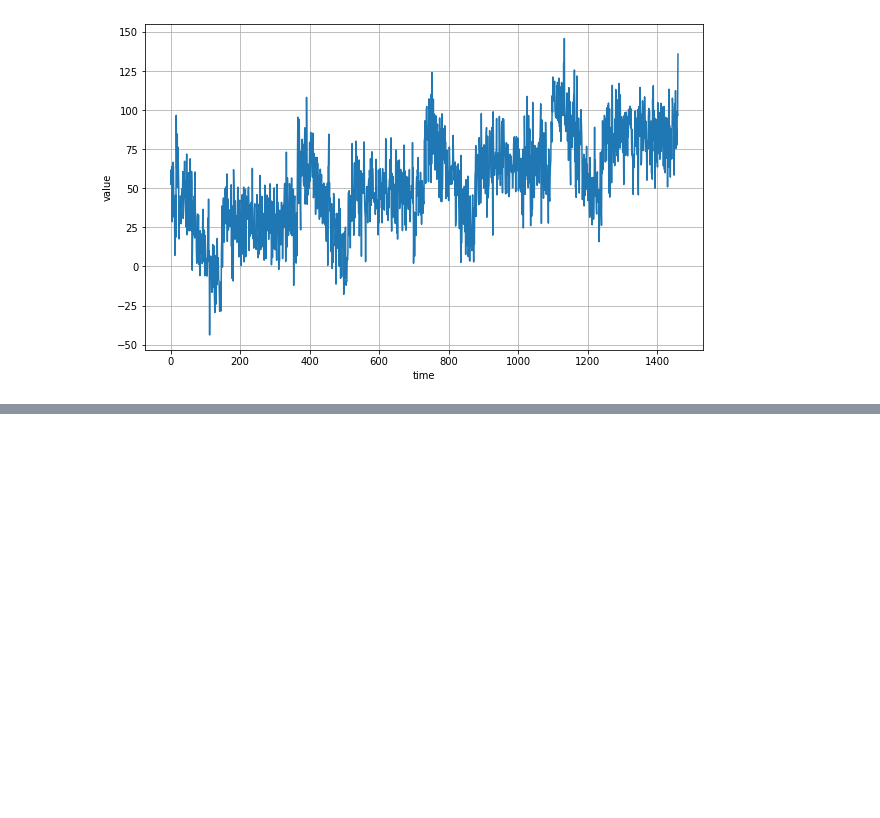
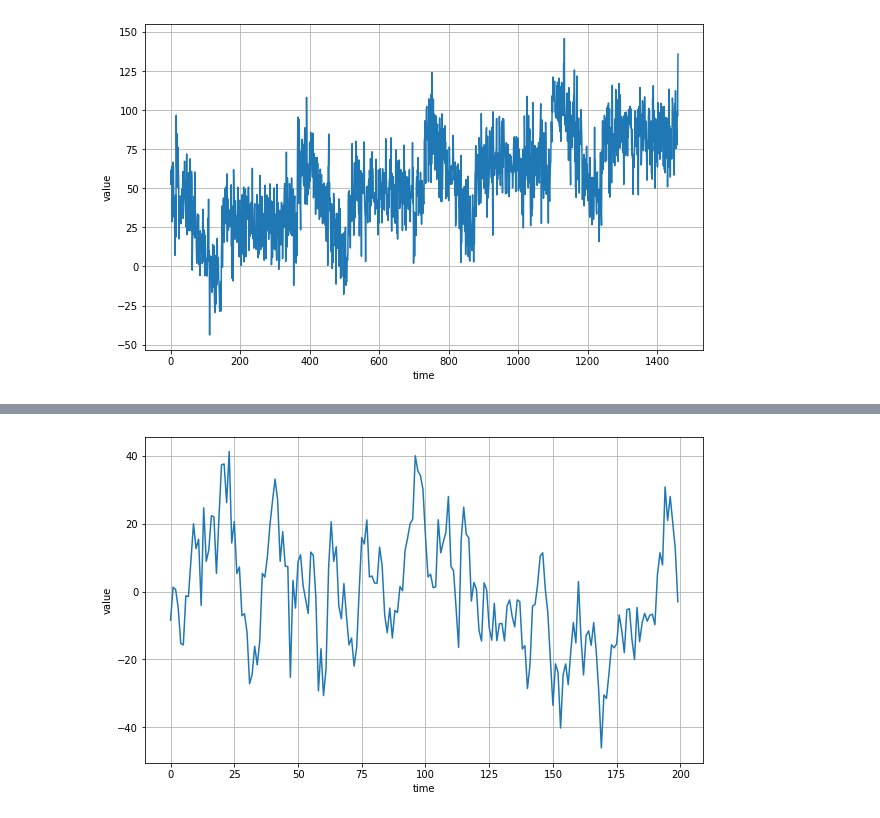
Before and after one commit to finesketch/deep_learning, a Jupyter notebook: 4. Sequences, Time Series and Prediction/Course4_Part1_Lesson1.ipynb, the cells around one changed output, grey strips where cells are left out. Saved outputs shown, nothing was run; the diff lists cells and outputs as text; code cells hidden in the pictures; blank space fills up the shorter version.

```diff
--- a/4. Sequences, Time Series and Prediction/Course4_Part1_Lesson1.ipynb
+++ b/4. Sequences, Time Series and Prediction/Course4_Part1_Lesson1.ipynb
@@ -54,0 +61,22 @@ plot_series(time, noisy_series)
+# %%
+def autocorrelation(time, amplitude):
+    rho1 = 0.5
+    rho2 = -0.1
+    ar = np.random.randn(len(time) + 50)
+    ar[:50] = 100
+    for step in range(50, len(time) + 50):
+        ar[step] += rho1 * ar[step - 50]
+        ar[step] += rho2 * ar[step - 33]
+    return ar[50:] * amplitude
+# %%
+def autocorrelation(time, amplitude):
+    rho = 0.8
+    ar = np.random.randn(len(time) + 1)
+    for step in range(1, len(time) + 1):
+        ar[step] += rho * ar[step - 1]
+    return ar[1:] * amplitude
+# %%
+series = autocorrelation(time, 10)
+plot_series(time[:200], series[:200])
+# %% [output]
+[figure, added]
```
Also changed, not shown: parts of 5 cells of this notebook.
